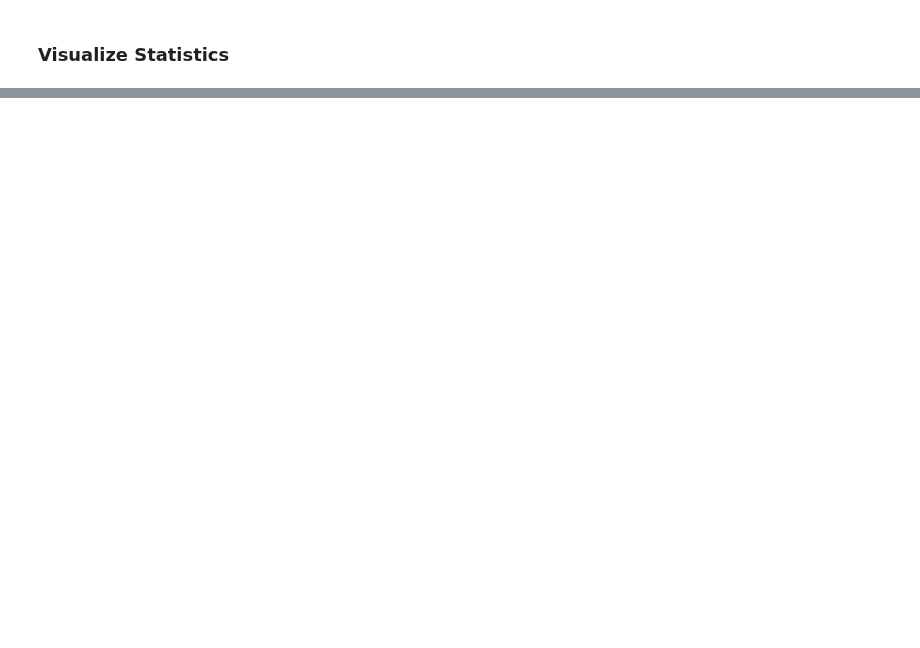
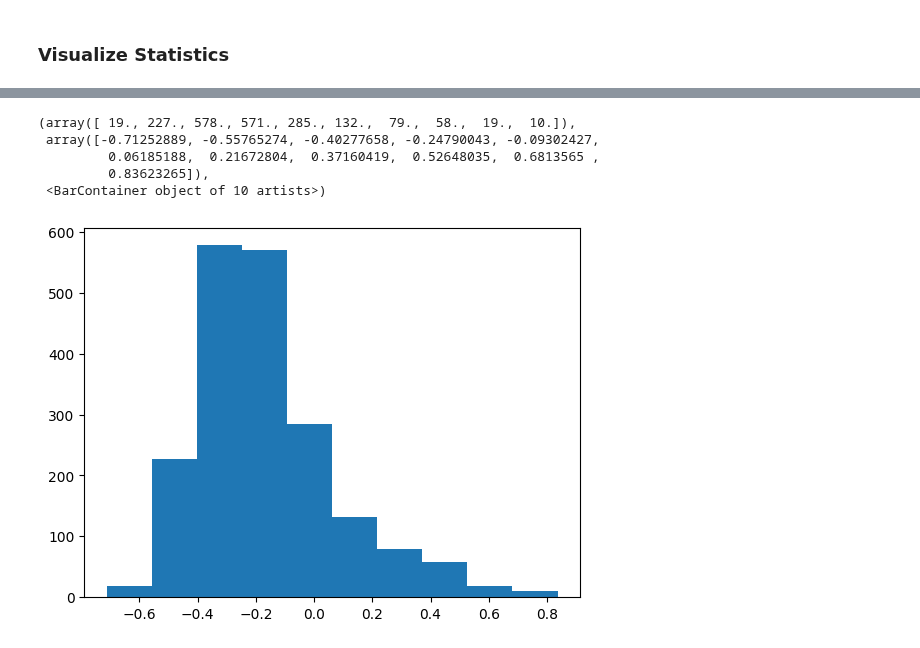
Before and after one commit to nguye639/NguyenThesis, a Jupyter notebook: InterThreadAnalysis.ipynb, the cells around one changed output, grey strips where cells are left out. Saved outputs shown, nothing was run; the diff lists cells and outputs as text; code cells hidden in the pictures; blank space fills up the shorter version.

```diff
--- a/InterThreadAnalysis.ipynb
+++ b/InterThreadAnalysis.ipynb
@@ -45,0 +29,17 @@ for i in range(0,len(threads)):
+# %%
+edges = []
+weights = []
+for i in range(0,len(threads)):
+    for j in range(0, len(threads)):
+        if i % 100 == 0 and j == 0:
+            print(i)
+
+        if i >= j:
+            pass
+        else:
+            thread1 = data[data["ThreadID"] == threads[i]]["MemberID"]
+            thread2 = data[data["ThreadID"] == threads[j]]["MemberID"]
+            intersection = len(np.intersect1d(thread1,thread2))
+            if intersection > 0:
+                edges.append([threads[i],threads[j]])
+                weights.append(intersection)
@@ -140,0 +173,9 @@ NameError: name 'allConnection' is not defined
+# %%
+plt.hist(threadSentiments)
+# %% [output]
+(array([ 19., 227., 578., 571., 285., 132.,  79.,  58.,  19.,  10.]),
+ array([-0.71252889, -0.55765274, -0.40277658, -0.24790043, -0.09302427,
+         0.06185188,  0.21672804,  0.37160419,  0.52648035,  0.6813565 ,
+         0.83623265]),
+ <BarContainer object of 10 artists>)
+[figure, added]
```
Also changed, not shown: parts of 10 cells of this notebook, 11 other files.
